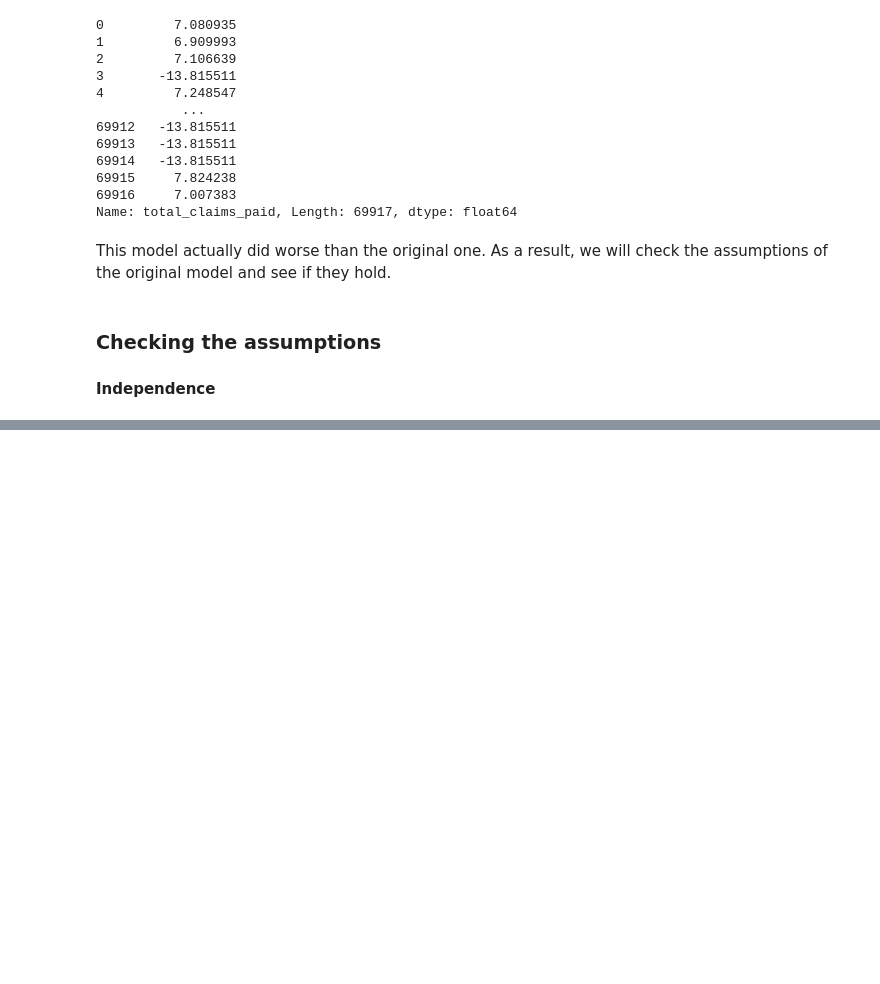
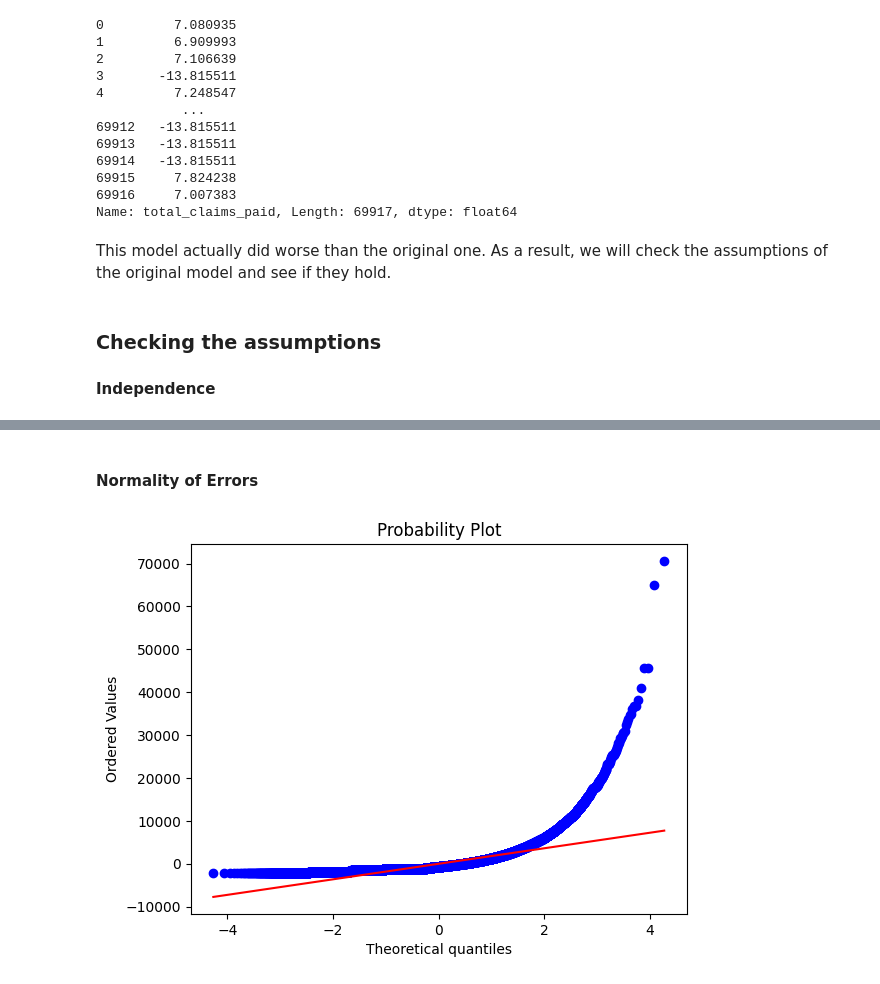
Before and after one commit to jmc8290/dataScienceFoundationsProject, a Jupyter notebook: workbooks/linearAssumptionsWorkbook.ipynb, the cells around one changed output, grey strips where cells are left out. Cells and saved outputs as stored; diff of their text form; code cells hidden in the pictures; blank space fills up the shorter version.

Commit message:
Add assumptions of independence and normality

```diff
--- a/workbooks/linearAssumptionsWorkbook.ipynb
+++ b/workbooks/linearAssumptionsWorkbook.ipynb
@@ -119,0 +106,7 @@ This model actually did worse than the original one. As a result, we will check
+# %% [markdown]
+#### Normality of Errors
+# %%
+stats.probplot(initial_model.resid, dist = "norm", plot = plt)
+plt.show()
+# %% [output]
+[figure, added]
```
Also changed, not shown: parts of 11 cells of this notebook.
